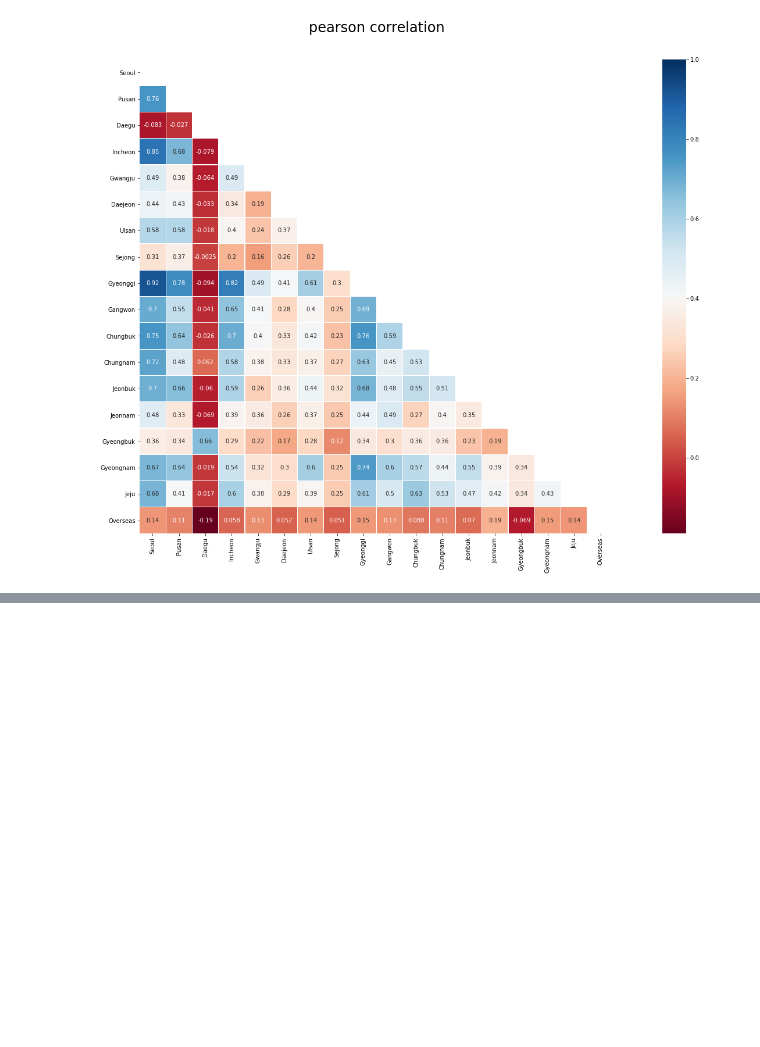
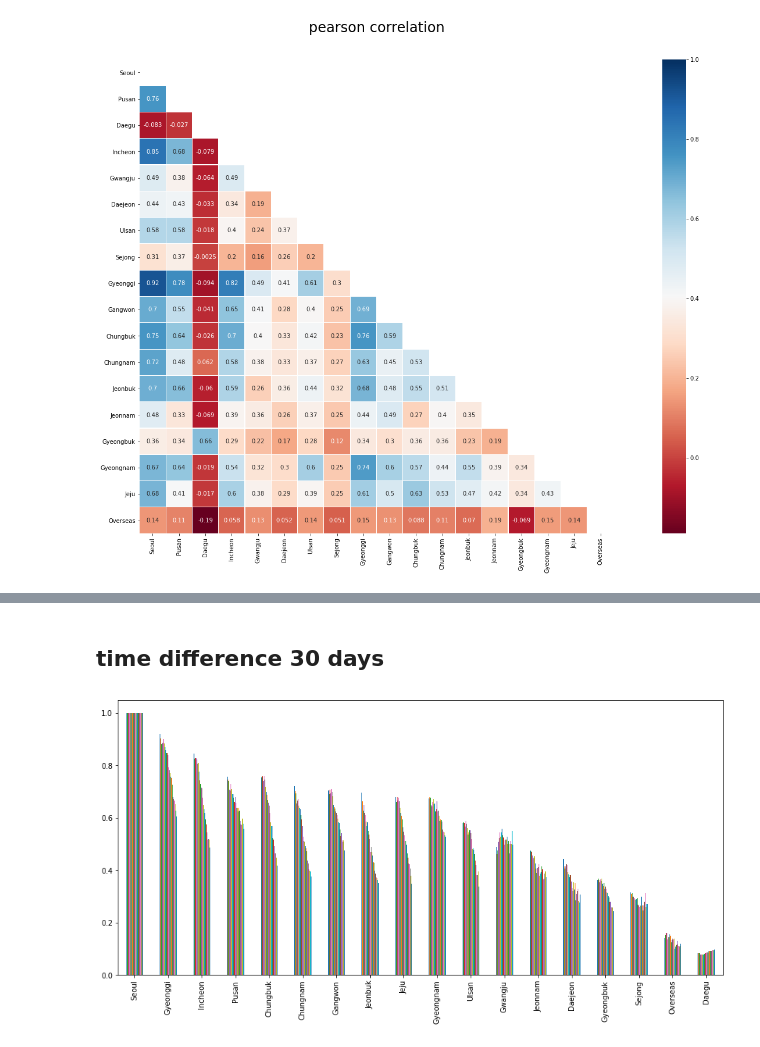
Before and after one commit to kangmincho1/COVID-19-prediction-project, a Jupyter notebook: correlation_analysis/pearson_correlation.ipynb, the cells around one changed output, grey strips where cells are left out. Cells and saved outputs as stored; diff of their text form; code cells hidden in the pictures; blank space fills up the shorter version.

```diff
--- a/correlation_analysis/pearson_correlation.ipynb
+++ b/correlation_analysis/pearson_correlation.ipynb
@@ -208,0 +303,6 @@ plt.show()
+# %% [markdown]
+## time difference 30 days
+# %%
+time_difference('Seoul', Seoul, 30) # 증가하는 지표는 target data에 의해 영향을 받게 되는 것
+# %% [output]
+[figure, added]
```
Also changed, not shown: parts of 5 cells of this notebook.
